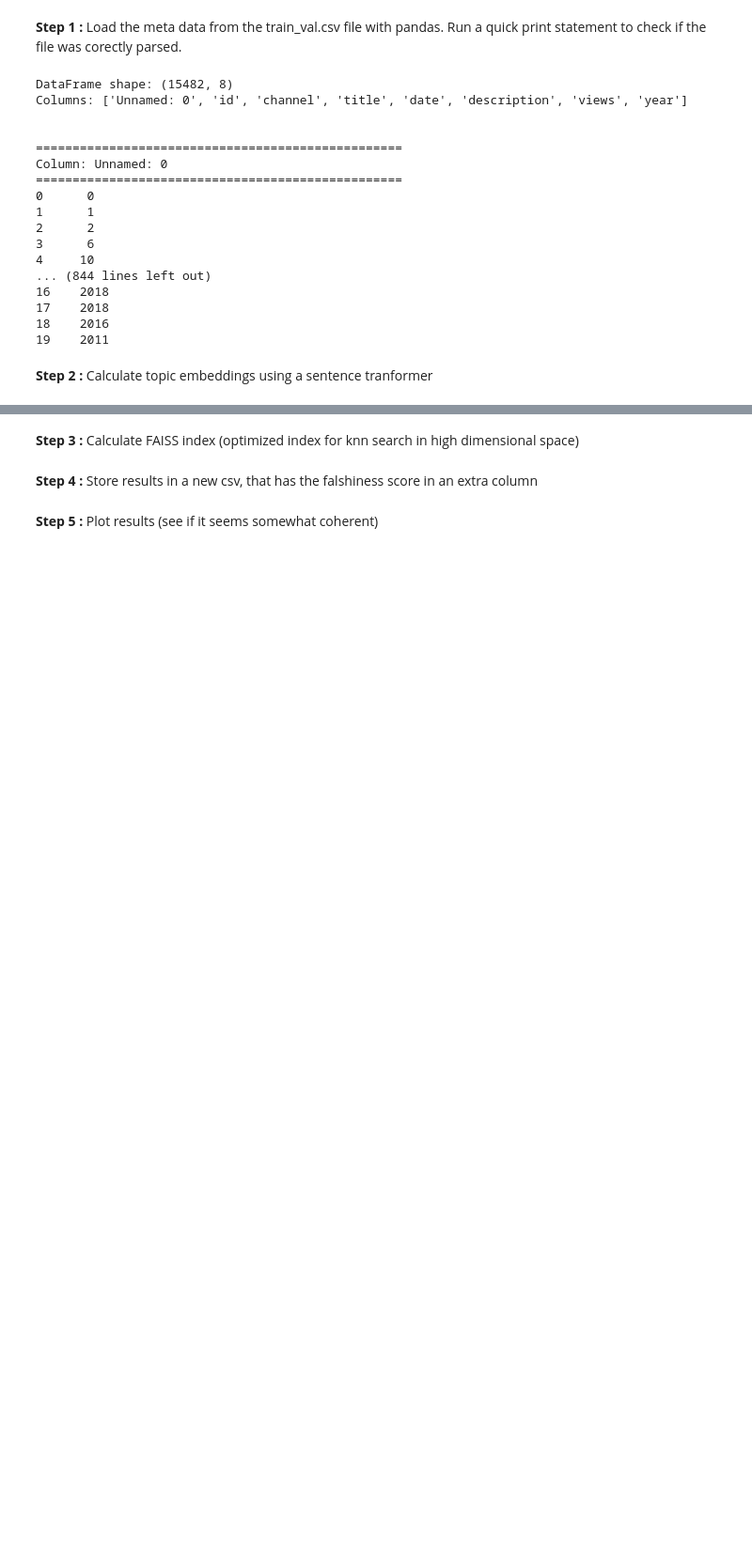
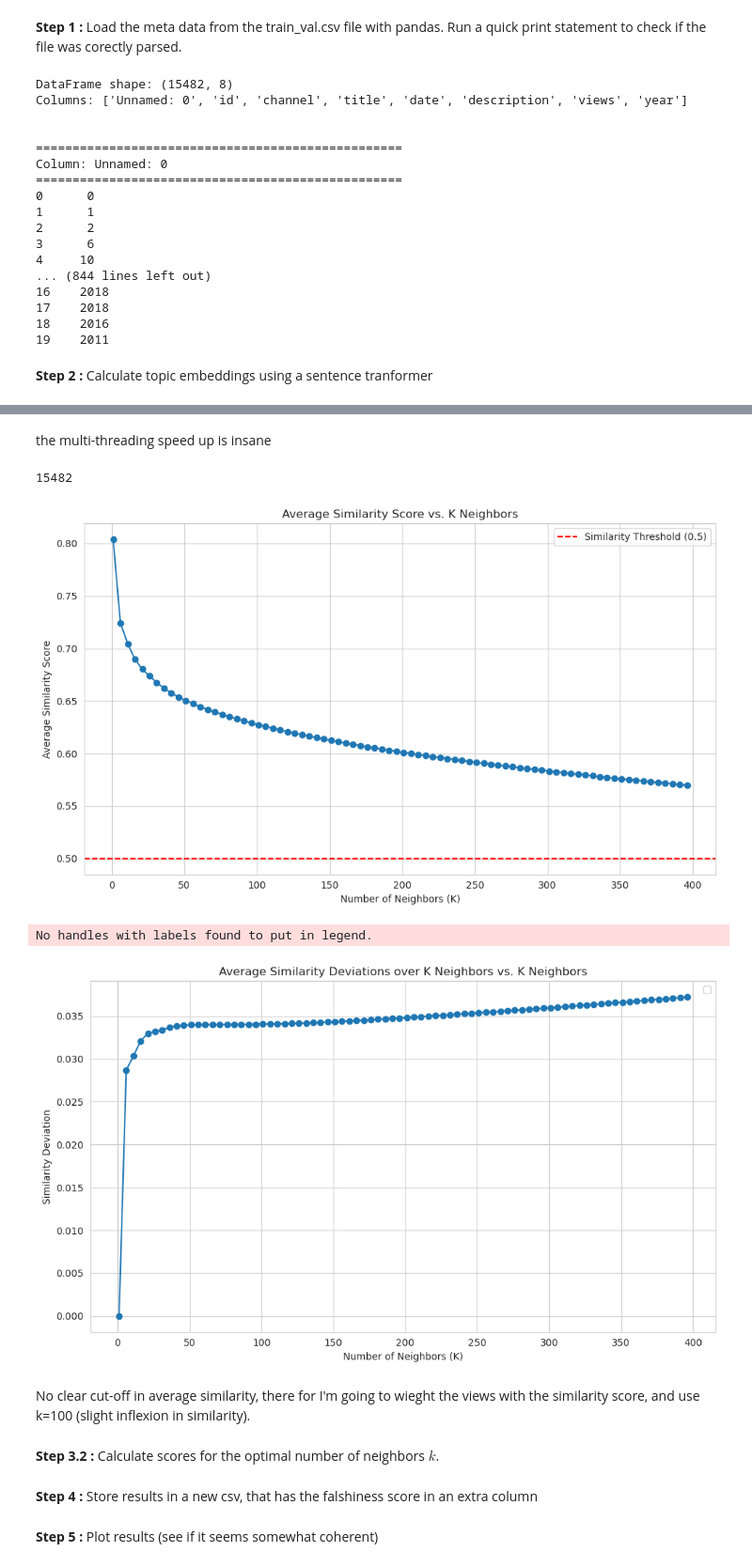
Before and after one commit to Antoine2212/CSC_43M04_EP_challenge, a Jupyter notebook: flashy/compute_scores.ipynb, the cells around one changed output, grey strips where cells are left out. Shown: that part at 94% size. Drawn from its saved outputs; the diff is of its cells as text; code cells hidden in the pictures; blank space fills up the shorter version.

```diff
--- a/flashy/compute_scores.ipynb
+++ b/flashy/compute_scores.ipynb
@@ -65,3 +152,38 @@ topic_embeddings = model.encode(texts, convert_to_tensor=True, normalize_embeddi
+# %% [markdown]
+the multi-threading speed up is insane
+# %%
+import matplotlib.pyplot as plt
+
+print(len(view_counts))
+# Plot the average similarity scores
+plt.figure(figsize=(10, 6))
+plt.plot(range(1, MAX_NEIGHBORS, STEP), average_similarity_scores, marker='o')
+plt.title('Average Similarity Score vs. K Neighbors')
+plt.xlabel('Number of Neighbors (K)')
+plt.ylabel('Average Similarity Score')
+plt.grid(True)
+plt.axhline(y=0.5, color='r', linestyle='--', label='Similarity Threshold (0.5)')
+plt.legend()
+plt.tight_layout()
+plt.show()
+
+# Plot the similarity deviations
+plt.figure(figsize=(10, 6))
+plt.plot(range(1, MAX_NEIGHBORS, STEP), similarity_deviations, marker='o')
+plt.title('Average Similarity Deviations over K Neighbors vs. K Neighbors')
+plt.xlabel('Number of Neighbors (K)')
+plt.ylabel('Similarity Deviation')
+plt.grid(True)
+plt.legend()
+plt.tight_layout()
+plt.show()
+# %% [output]
+15482
+[figure, added]
+No handles with labels found to put in legend.
+[figure, added]
+# %% [markdown]
+No clear cut-off in average similarity, there for I'm going to wieght the views with the similarity score, and use k=100 (slight inflexion in similarity).
 # %% [markdown]
-**Step 3 :** Calculate FAISS index (optimized index for knn search in high dimensional space)
+**Step 3.2 :** Calculate scores for the optimal number of neighbors $k$.
 # %%
```
Also changed, not shown: parts of 8 cells of this notebook, 2 other files.
